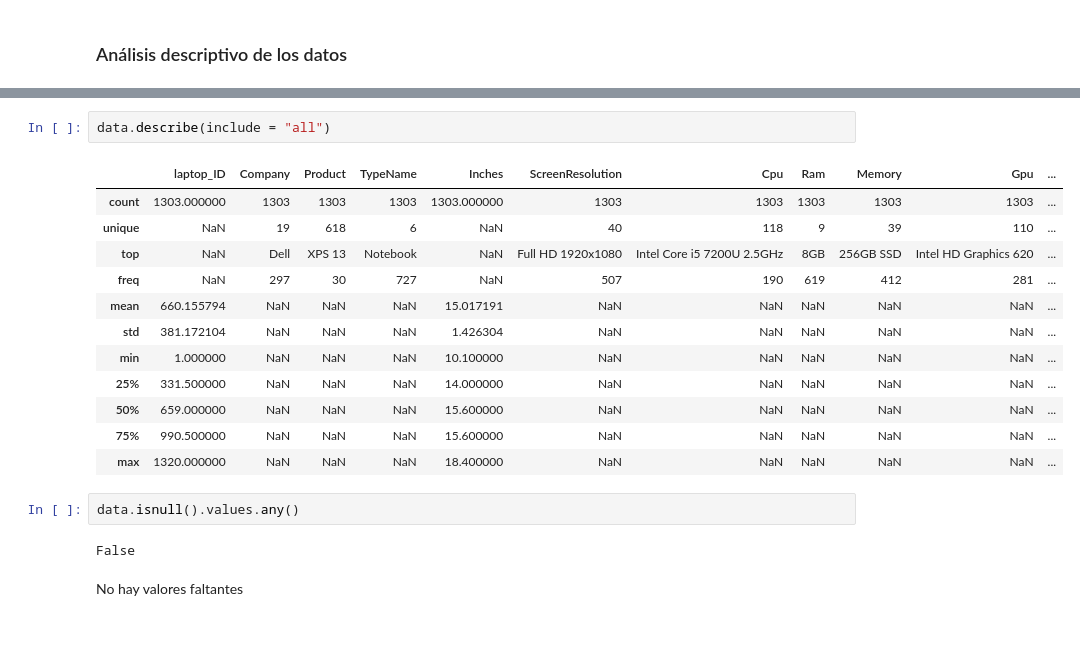
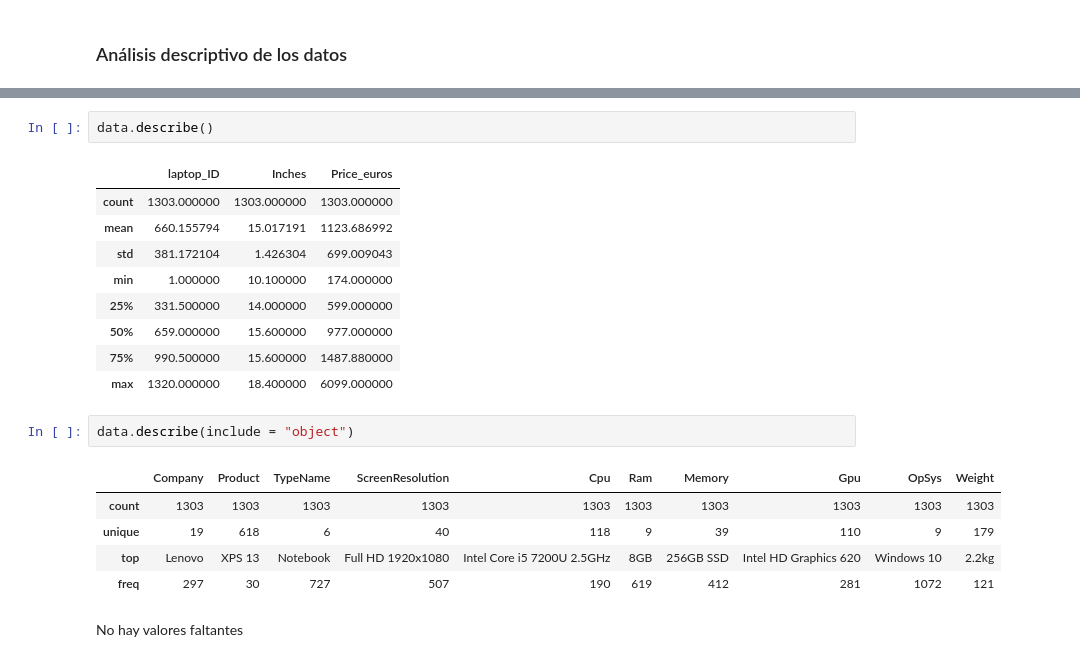
Before and after one commit to cguillamet/Laptop-price, a Jupyter notebook: Laptop Prices Prediction.ipynb, the cells around one changed output, grey strips where cells are left out. Cells and saved outputs as stored; diff of their text form; blank space fills up the shorter version.

```diff
--- a/Laptop Prices Prediction.ipynb
+++ b/Laptop Prices Prediction.ipynb
@@ -46,25 +47,26 @@ OpSys                object
 Weight               object
 Price_euros         float64
 dtype: object
+# %%
+data.describe()
+# %% [output]
+|  | laptop_ID | Inches | Price_euros |
+| count | 1303.000000 | 1303.000000 | 1303.000000 |
+| mean | 660.155794 | 15.017191 | 1123.686992 |
+| std | 381.172104 | 1.426304 | 699.009043 |
+| min | 1.000000 | 10.100000 | 174.000000 |
+| 25% | 331.500000 | 14.000000 | 599.000000 |
+| 50% | 659.000000 | 15.600000 | 977.000000 |
+| 75% | 990.500000 | 15.600000 | 1487.880000 |
+| max | 1320.000000 | 18.400000 | 6099.000000 |
 # %%
-data.describe(include = "all")
+data.describe(include = "object")
 # %% [output]
-|  | laptop_ID | Company | Product | TypeName | Inches | ScreenResolution | Cpu | Ram | Memory | Gpu | ... |
-| count | 1303.000000 | 1303 | 1303 | 1303 | 1303.000000 | 1303 | 1303 | 1303 | 1303 | 1303 | ... |
-| unique | NaN | 19 | 618 | 6 | NaN | 40 | 118 | 9 | 39 | 110 | ... |
-| top | NaN | Dell | XPS 13 | Notebook | NaN | Full HD 1920x1080 | Intel Core i5 7200U 2.5GHz | 8GB | 256GB SSD | Intel HD Graphics 620 | ... |
-| freq | NaN | 297 | 30 | 727 | NaN | 507 | 190 | 619 | 412 | 281 | ... |
-| mean | 660.155794 | NaN | NaN | NaN | 15.017191 | NaN | NaN | NaN | NaN | NaN | ... |
-| std | 381.172104 | NaN | NaN | NaN | 1.426304 | NaN | NaN | NaN | NaN | NaN | ... |
-| min | 1.000000 | NaN | NaN | NaN | 10.100000 | NaN | NaN | NaN | NaN | NaN | ... |
-| 25% | 331.500000 | NaN | NaN | NaN | 14.000000 | NaN | NaN | NaN | NaN | NaN | ... |
-| 50% | 659.000000 | NaN | NaN | NaN | 15.600000 | NaN | NaN | NaN | NaN | NaN | ... |
-| 75% | 990.500000 | NaN | NaN | NaN | 15.600000 | NaN | NaN | NaN | NaN | NaN | ... |
-| max | 1320.000000 | NaN | NaN | NaN | 18.400000 | NaN | NaN | NaN | NaN | NaN | ... |
+|  | Company | Product | TypeName | ScreenResolution | Cpu | Ram | Memory | Gpu | OpSys | Weight |
+| count | 1303 | 1303 | 1303 | 1303 | 1303 | 1303 | 1303 | 1303 | 1303 | 1303 |
+| unique | 19 | 618 | 6 | 40 | 118 | 9 | 39 | 110 | 9 | 179 |
+| top | Lenovo | XPS 13 | Notebook | Full HD 1920x1080 | Intel Core i5 7200U 2.5GHz | 8GB | 256GB SSD | Intel HD Graphics 620 | Windows 10 | 2.2kg |
+| freq | 297 | 30 | 727 | 507 | 190 | 619 | 412 | 281 | 1072 | 121 |
-# %%
-data.isnull().values.any()
-# %% [output]
-False
 # %% [markdown]
 No hay valores faltantes
 # %% [markdown]
```
Also changed, not shown: parts of 13 cells of this notebook.
